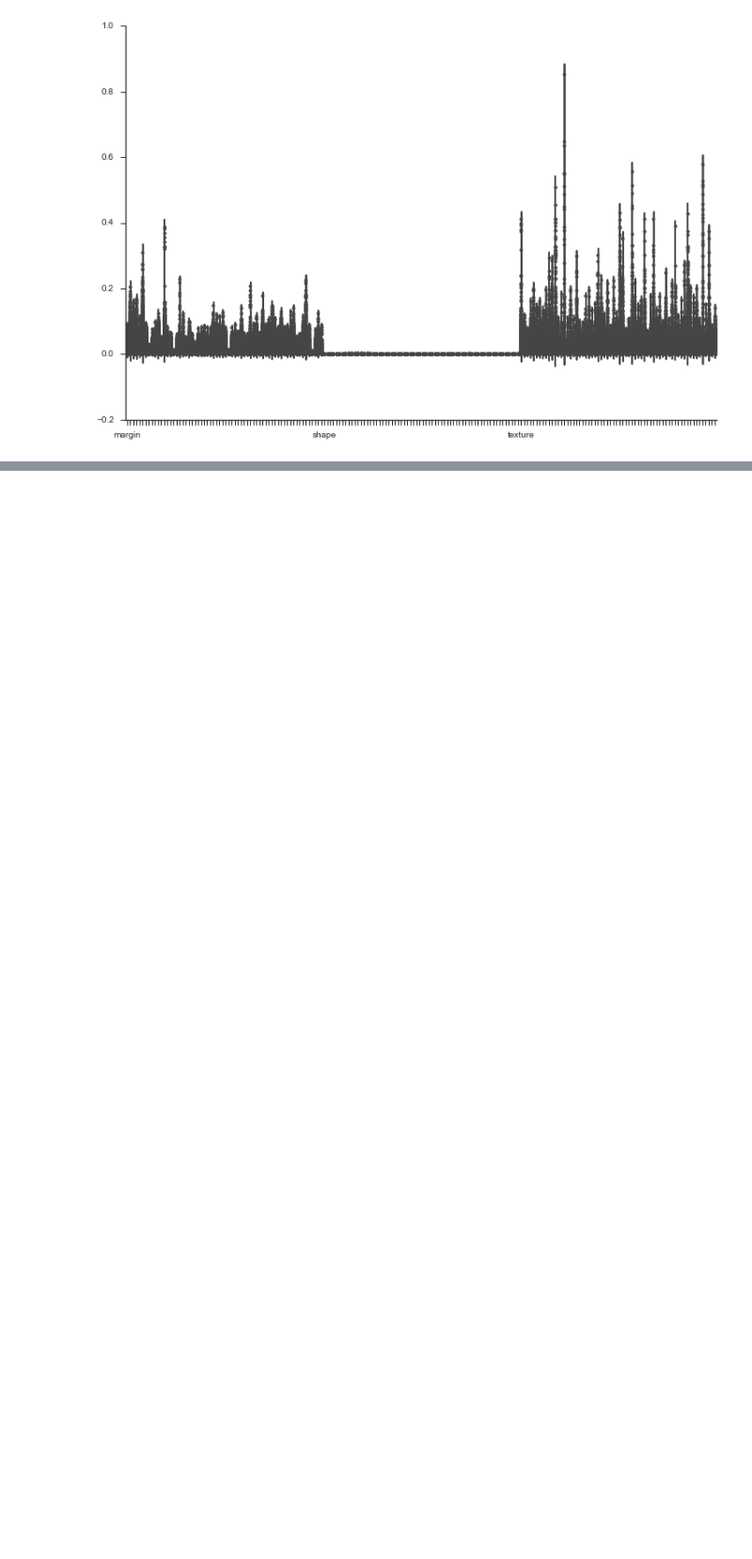
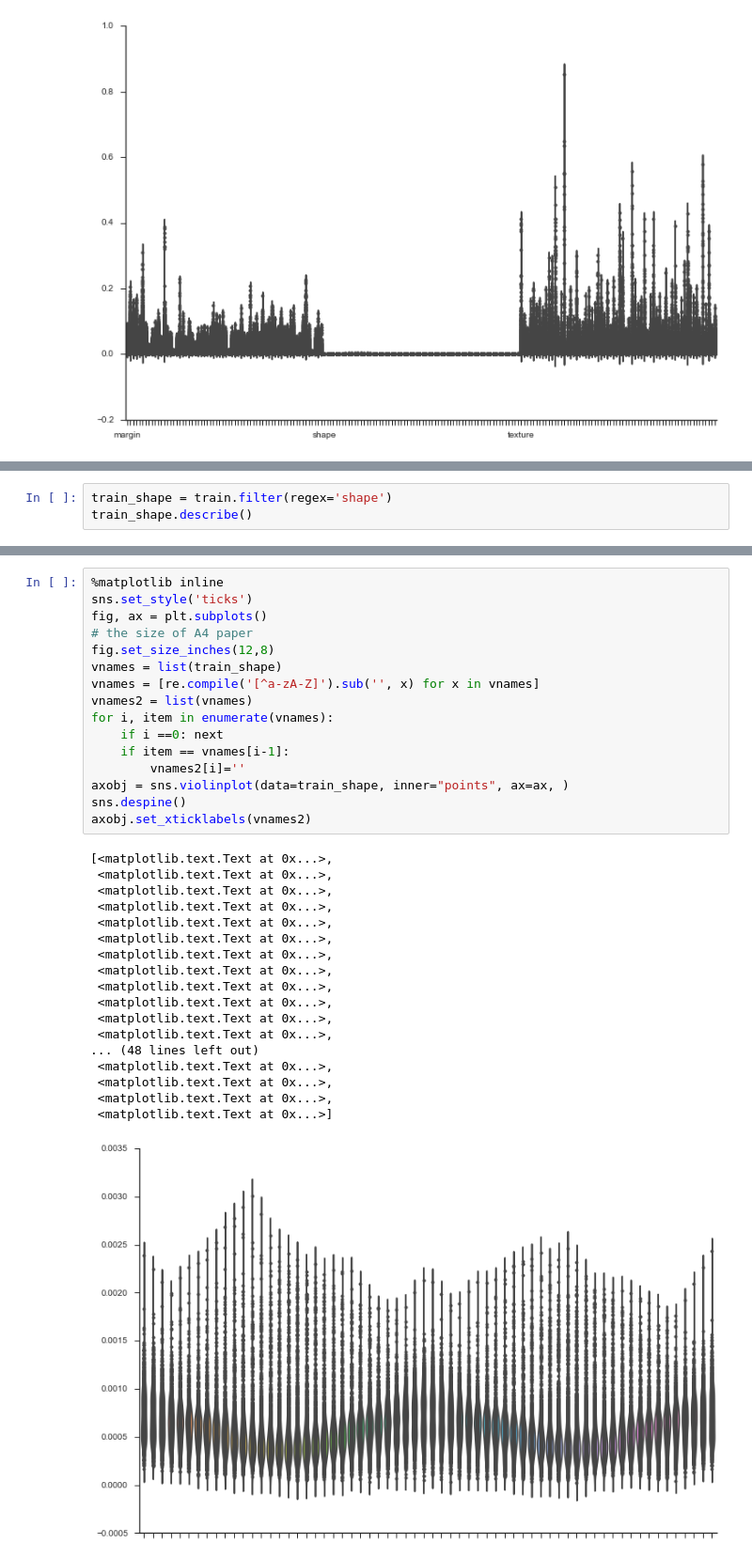
Before and after one commit to diyadas/kaggle-leaf, a Jupyter notebook: EDA_D.ipynb, the cells around one changed output, grey strips where cells are left out. Shown at 94% size. Drawn from its saved outputs; the diff is of its cells as text; blank space fills up the shorter version.

Commit message:
examine shape features

```diff
--- a/EDA_D.ipynb
+++ b/EDA_D.ipynb
@@ -94,0 +90,3 @@ vnames2[0:10]
+# %%
+train_shape = train.filter(regex='shape')
+train_shape.describe()
@@ -94,0 +104,35 @@ vnames2[0:10]
+# %%
+%matplotlib inline
+sns.set_style('ticks')
+fig, ax = plt.subplots()
+# the size of A4 paper
+fig.set_size_inches(12,8)
+vnames = list(train_shape)
+vnames = [re.compile('[^a-zA-Z]').sub('', x) for x in vnames]
+vnames2 = list(vnames)
+for i, item in enumerate(vnames):
+    if i ==0: next
+    if item == vnames[i-1]:
+        vnames2[i]=''
+axobj = sns.violinplot(data=train_shape, inner="points", ax=ax, )
+sns.despine()
+axobj.set_xticklabels(vnames2)
+# %% [output]
+[<matplotlib.text.Text at 0x...>,
+ <matplotlib.text.Text at 0x...>,
+ <matplotlib.text.Text at 0x...>,
+ <matplotlib.text.Text at 0x...>,
+ <matplotlib.text.Text at 0x...>,
+ <matplotlib.text.Text at 0x...>,
+ <matplotlib.text.Text at 0x...>,
+ <matplotlib.text.Text at 0x...>,
+ <matplotlib.text.Text at 0x...>,
+ <matplotlib.text.Text at 0x...>,
+ <matplotlib.text.Text at 0x...>,
+ <matplotlib.text.Text at 0x...>,
+... (48 lines left out)
+ <matplotlib.text.Text at 0x...>,
+ <matplotlib.text.Text at 0x...>,
+ <matplotlib.text.Text at 0x...>,
+ <matplotlib.text.Text at 0x...>]
+[figure, added]
```
Also changed, not shown: parts of 4 cells of this notebook.
